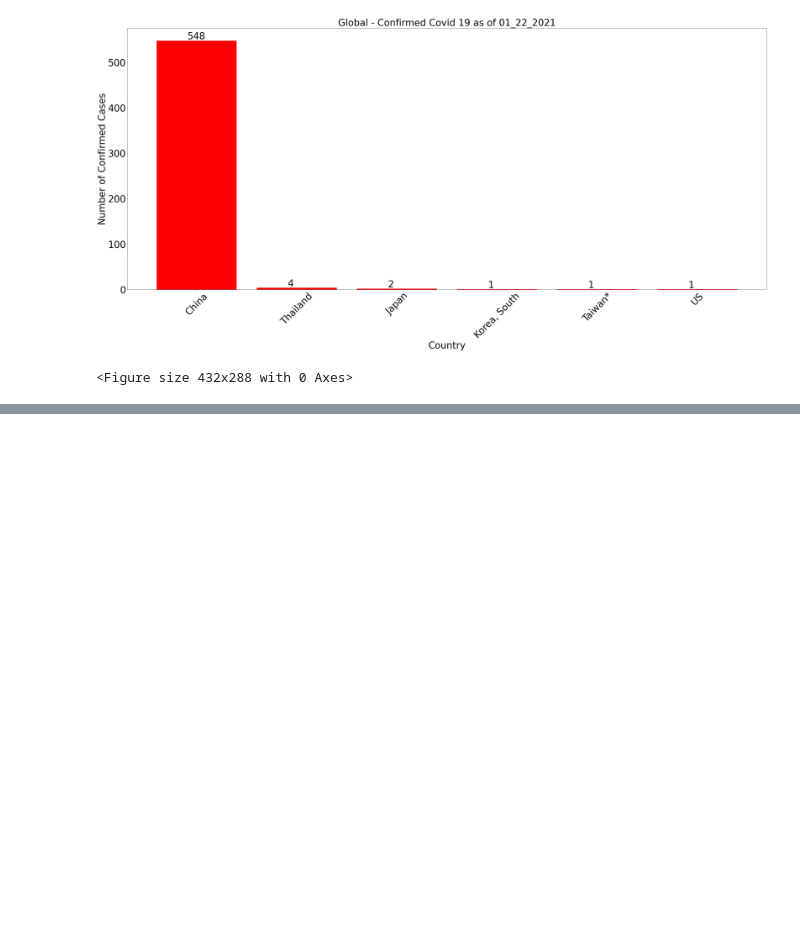
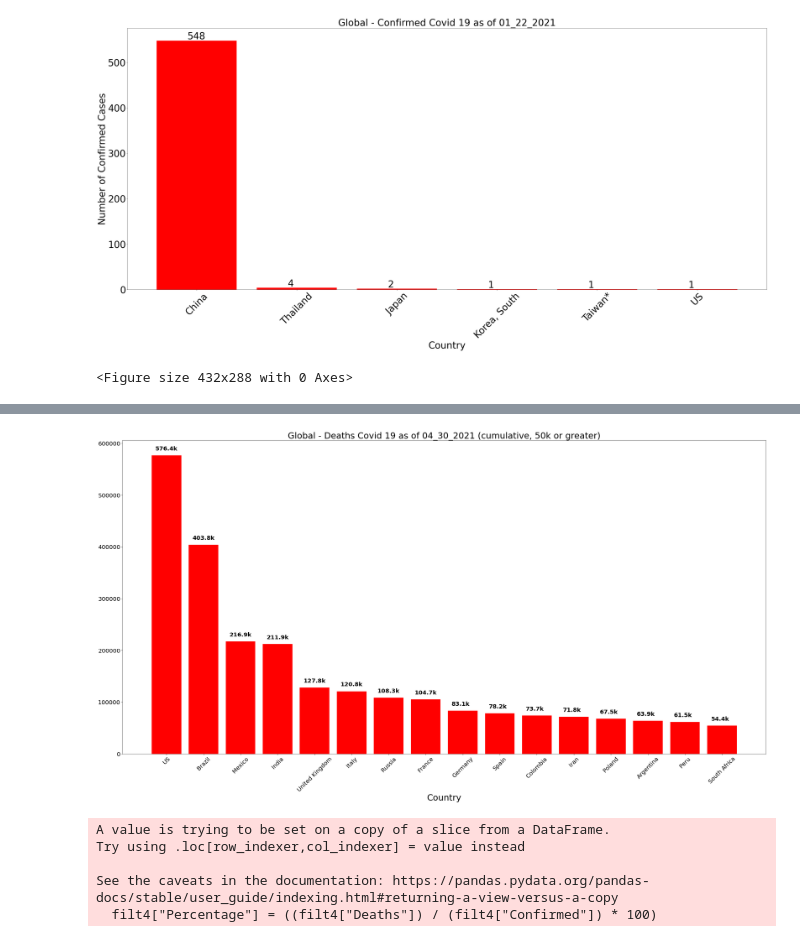
Before and after one commit to makbarish/Grp5_Project1_Covid19, a Jupyter notebook: Clay/Covid_19_Cumulatinve_Bar_Charts_Conf_Deaths_Recoveries.ipynb, the cells around one changed output, grey strips where cells are left out. Saved outputs shown, nothing was run; the diff lists cells and outputs as text; code cells hidden in the pictures; blank space fills up the shorter version.

```diff
--- a/Clay/Covid_19_Cumulatinve_Bar_Charts_Conf_Deaths_Recoveries.ipynb
+++ b/Clay/Covid_19_Cumulatinve_Bar_Charts_Conf_Deaths_Recoveries.ipynb
@@ -330,0 +376,4 @@ plt.savefig("global_confirmed_day_01_22_2020.png")
+# %%
+# Recovered Bar Chart(s)
+filt = (confirmed_19_df_by_country["Date"] == "2021-04-30") & (confirmed_19_df_by_country["Deaths"] >= 50000)
+confirmed_19_df_by_country[filt].sort_values(by = "Deaths", ascending = False)
@@ -330,0 +398,32 @@ plt.savefig("global_confirmed_day_01_22_2020.png")
+# %%
+# confirmed_19_df_by_country[filt].sort_values(by = "Confirmed", ascending = False)
+plt.figure(figsize=(40,20))
+# plt.figure.subplots_adjust(left=0.115, right=0.88)
+y_axis = confirmed_19_df_by_country[filt].sort_values(by = "Deaths", ascending = False)["Deaths"]
+x_axis = confirmed_19_df_by_country[filt].sort_values(by = "Deaths", ascending = False)["Country/Region"]
+pos = np.arange(len(x_axis))
+# x_pos = [0]
+# x_axis.margins(0.01, 0)
+plt.bar(x_axis, y_axis, width = 0.8, color='r', alpha=1.0, align="center")
+plt.xlabel("Country", fontsize = 30)
+plt.ylabel("", fontsize = 30)
+plt.title("Global - Deaths Covid 19 as of 04_30_2021 (cumulative, 50k or greater)", fontsize = 30)
+plt.xticks(rotation = 45, fontsize = 20)
+plt.yticks(fontsize = 20)
+
+for index,data in enumerate(y_axis):
+    plt.text(x=index-.3, y =data+10000, s=f"{format((data/1000),'.1f')}" + "k", fontdict=dict(fontsize=20), weight="bold")
+
+plt.show()
+# %% [output]
+[figure, added]
+# %%
+filt3 = (confirmed_19_df_by_country["Date"] == "2021-04-30") & (confirmed_19_df_by_country["Confirmed"] >= 2000000)
+filt4 = confirmed_19_df_by_country[filt3]
+filt4["Percentage"] = ((filt4["Deaths"]) / (filt4["Confirmed"]) * 100)
+# %% [output]
+A value is trying to be set on a copy of a slice from a DataFrame.
+Try using .loc[row_indexer,col_indexer] = value instead
+
+See the caveats in the documentation: https://pandas.pydata.org/pandas-docs/stable/user_guide/indexing.html#returning-a-view-versus-a-copy
+  filt4["Percentage"] = ((filt4["Deaths"]) / (filt4["Confirmed"]) * 100)
```
Also changed, not shown: parts of 5 cells of this notebook, 6 other files.
